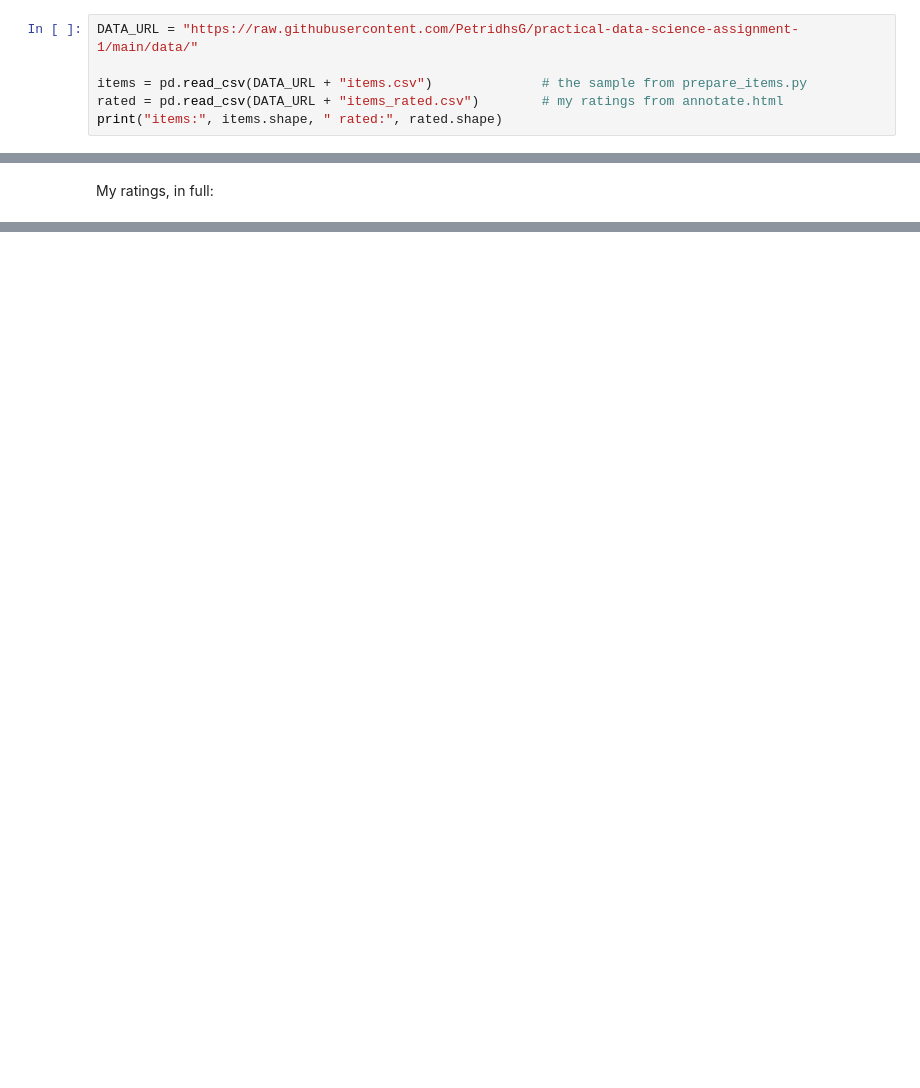
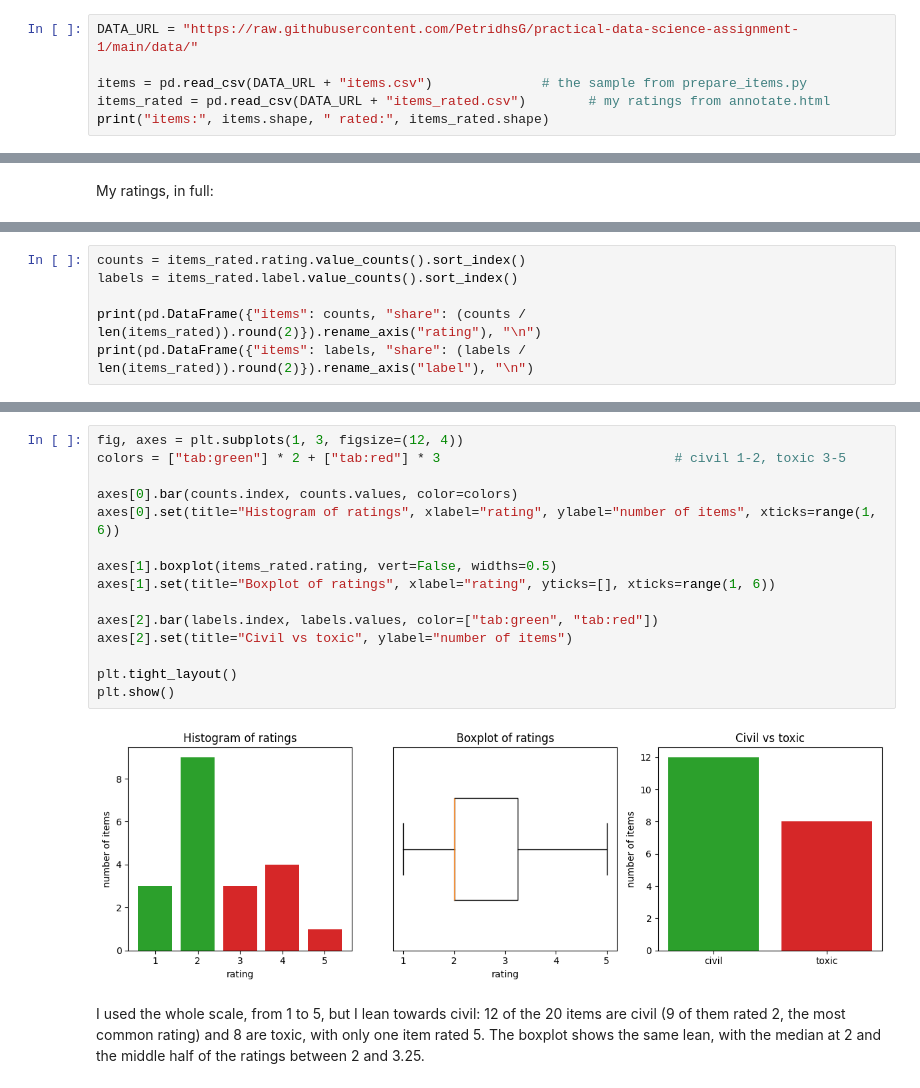
Before and after one commit to PetridhsG/practical-data-science-assignment-1, a Jupyter notebook: annotations.ipynb, the cells around one changed output, grey strips where cells are left out. Saved outputs shown, nothing was run; the diff lists cells and outputs as text; blank space fills up the shorter version.

```diff
--- a/annotations.ipynb
+++ b/annotations.ipynb
@@ -73,5 +77,5 @@ local files.
 DATA_URL = "https://raw.githubusercontent.com/PetridhsG/practical-data-science-assignment-1/main/data/"
 
 items = pd.read_csv(DATA_URL + "items.csv")              # the sample from prepare_items.py
-rated = pd.read_csv(DATA_URL + "items_rated.csv")        # my ratings from annotate.html
-print("items:", items.shape, " rated:", rated.shape)
+items_rated = pd.read_csv(DATA_URL + "items_rated.csv")        # my ratings from annotate.html
+print("items:", items.shape, " rated:", items_rated.shape)
@@ -85,0 +132,6 @@ rated
+# %%
+counts = items_rated.rating.value_counts().sort_index()
+labels = items_rated.label.value_counts().sort_index()
+
+print(pd.DataFrame({"items": counts, "share": (counts / len(items_rated)).round(2)}).rename_axis("rating"), "\n")
+print(pd.DataFrame({"items": labels, "share": (labels / len(items_rated)).round(2)}).rename_axis("label"), "\n")
@@ -85,0 +151,21 @@ rated
+# %%
+fig, axes = plt.subplots(1, 3, figsize=(12, 4))
+colors = ["tab:green"] * 2 + ["tab:red"] * 3                              # civil 1-2, toxic 3-5
+
+axes[0].bar(counts.index, counts.values, color=colors)
+axes[0].set(title="Histogram of ratings", xlabel="rating", ylabel="number of items", xticks=range(1, 6))
+
+axes[1].boxplot(items_rated.rating, vert=False, widths=0.5)
+axes[1].set(title="Boxplot of ratings", xlabel="rating", yticks=[], xticks=range(1, 6))
+
+axes[2].bar(labels.index, labels.values, color=["tab:green", "tab:red"])
+axes[2].set(title="Civil vs toxic", ylabel="number of items")
+
+plt.tight_layout()
+plt.show()
+# %% [output]
+[figure, added]
+# %% [markdown]
+I used the whole scale, from 1 to 5, but I lean towards civil: 12 of the 20 items are civil (9 of them
+rated 2, the most common rating) and 8 are toxic, with only one item rated 5. The boxplot shows the same
+lean, with the median at 2 and the middle half of the ratings between 2 and 3.25.
```
Also changed, not shown: parts of 7 cells of this notebook.
